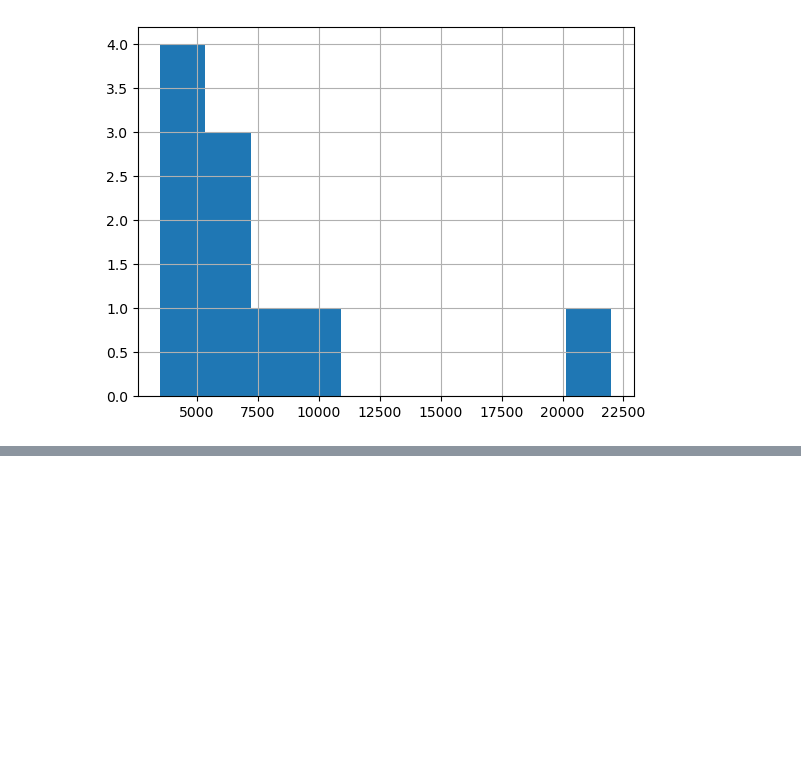
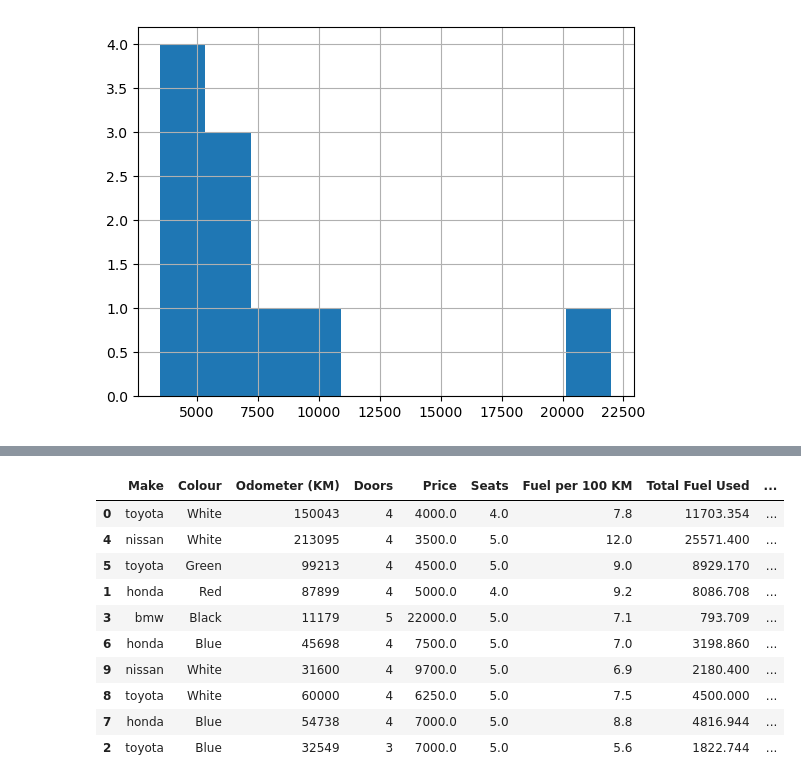
Before and after one commit to ranjith-kumar-28100/ML-Fundamentals, a Jupyter notebook: Data Analysis with Pandas.ipynb, the cells around one changed output, grey strips where cells are left out. Cells and saved outputs as stored; diff of their text form; code cells hidden in the pictures; blank space fills up the shorter version.

```diff
--- a/Data Analysis with Pandas.ipynb
+++ b/Data Analysis with Pandas.ipynb
@@ -378,0 +555,16 @@ car_sales["Price"].hist()
+# %%
+car_sales_shuffled = car_sales.sample(frac=1)
+# %%
+car_sales_shuffled
+# %% [output]
+|  | Make | Colour | Odometer (KM) | Doors | Price | Seats | Fuel per 100 KM | Total Fuel Used | ... |
+| 0 | toyota | White | 150043 | 4 | 4000.0 | 4.0 | 7.8 | 11703.354 | ... |
+| 4 | nissan | White | 213095 | 4 | 3500.0 | 5.0 | 12.0 | 25571.400 | ... |
+| 5 | toyota | Green | 99213 | 4 | 4500.0 | 5.0 | 9.0 | 8929.170 | ... |
+| 1 | honda | Red | 87899 | 4 | 5000.0 | 4.0 | 9.2 | 8086.708 | ... |
+| 3 | bmw | Black | 11179 | 5 | 22000.0 | 5.0 | 7.1 | 793.709 | ... |
+| 6 | honda | Blue | 45698 | 4 | 7500.0 | 5.0 | 7.0 | 3198.860 | ... |
+| 9 | nissan | White | 31600 | 4 | 9700.0 | 5.0 | 6.9 | 2180.400 | ... |
+| 8 | toyota | White | 60000 | 4 | 6250.0 | 5.0 | 7.5 | 4500.000 | ... |
+| 7 | honda | Blue | 54738 | 4 | 7000.0 | 5.0 | 8.8 | 4816.944 | ... |
+| 2 | toyota | Blue | 32549 | 3 | 7000.0 | 5.0 | 5.6 | 1822.744 | ... |
```
Also changed, not shown: parts of 33 cells of this notebook, 1 other file.
